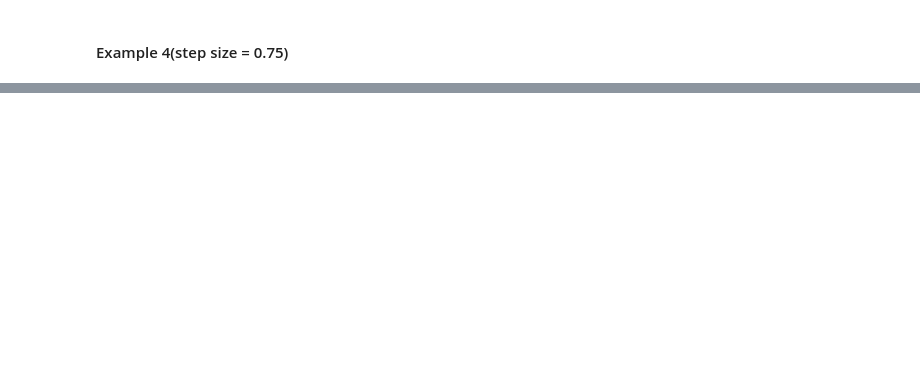
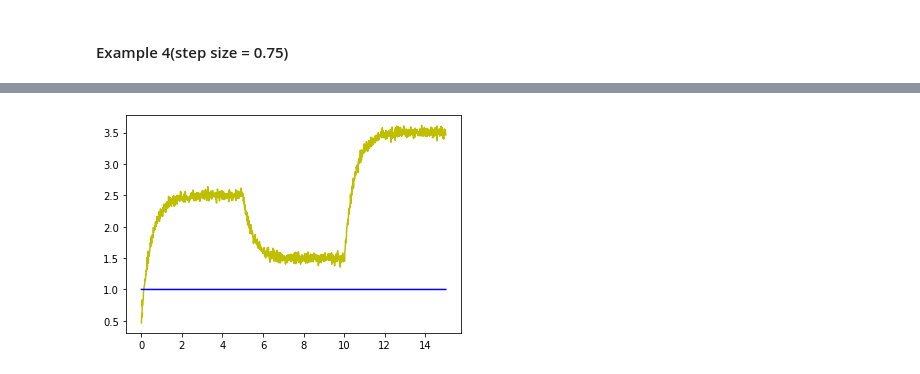
Before and after one commit to Kikumu/Computational-science-practice, a Jupyter notebook: Computational Science ACW.ipynb, the cells around one changed output, grey strips where cells are left out. Cells and saved outputs as stored; diff of their text form; code cells hidden in the pictures; blank space fills up the shorter version.

```diff
--- a/Computational Science ACW.ipynb
+++ b/Computational Science ACW.ipynb
@@ -515,0 +572,9 @@ vis3
+# %%
+y_axis = values1 #network output
+y = random_vals1
+x_axis = x = t_array2
+plt.plot(x,y,"y") #x_noise values
+plt.plot(x_axis,y_axis,"b")#percebtron(blue)
+plt.show()
+# %% [output]
+[figure, added]
```
Also changed, not shown: parts of 28 cells of this notebook.
